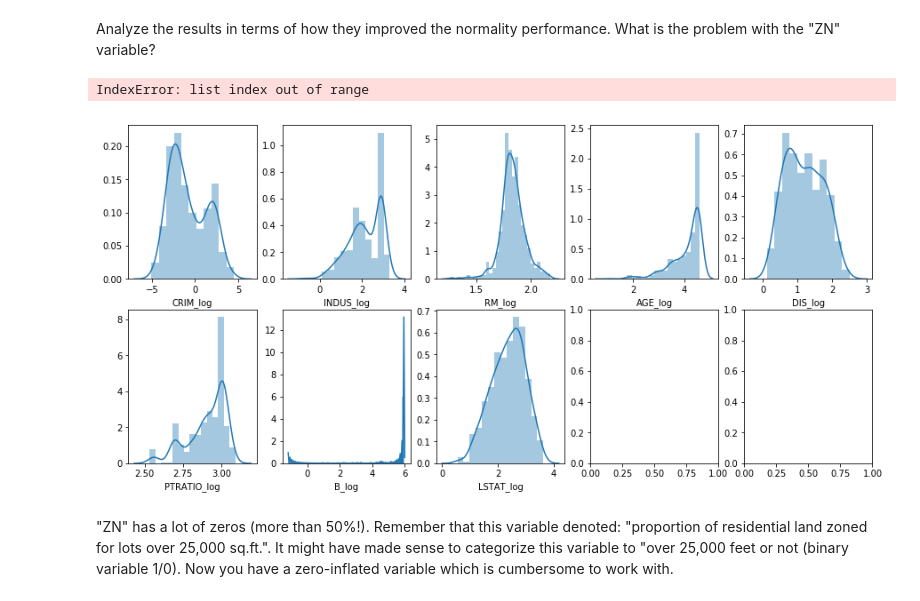
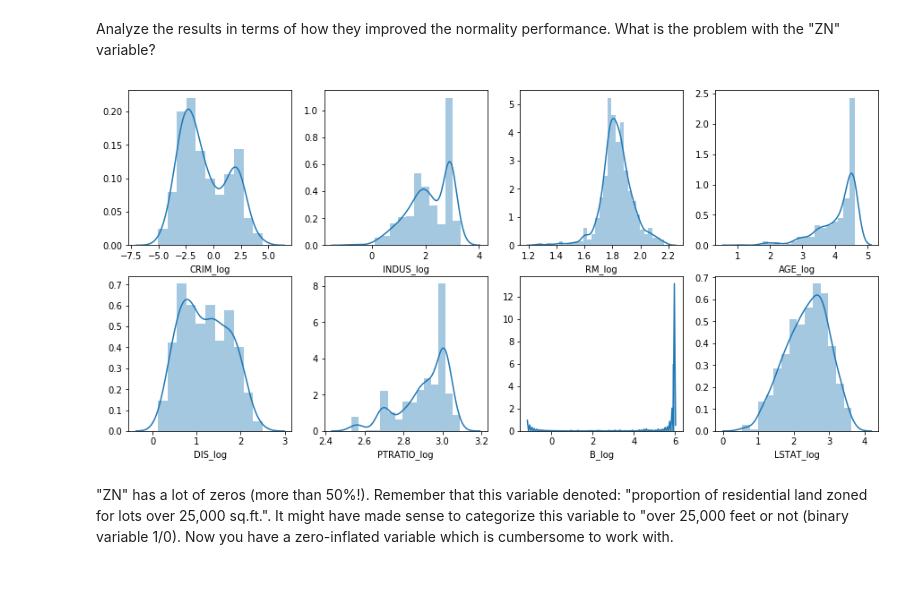
Before and after one commit to elenasm7/dsc-feature-scaling-and-normalization---lab-nyc-ds-career-012819, a Jupyter notebook: index.ipynb, the cells around one changed output. Cells and saved outputs as stored; diff of their text form; code cells hidden in the pictures.

```diff
--- a/index.ipynb
+++ b/index.ipynb
@@ -77,16 +77,15 @@ del log_cols[2]
 # %%
 # del log_cols[1]
 # del log_cols[2]
-fig,axes = plt.subplots(nrows=2, ncols=5, figsize=(15,7))
+fig,axes = plt.subplots(nrows=2, ncols=4, figsize=(15,7))
 
 for i in range(2):
-    for j in range(5):
-        k = sum([5 if i == 1 else 0])
+    for j in range(4):
+        k = sum([4 if i == 1 else 0])
         n = (k+j)
         sns.distplot(boston_features[log_cols[n]], ax=axes[i][j])
 # %% [output]
-IndexError: list index out of range
-[figure, old version]
+[figure, new version]
 # %% [markdown]
 "ZN" has a lot of zeros (more than 50%!). Remember that this variable denoted: "proportion of residential land zoned for lots over 25,000 sq.ft.". It might have made sense to categorize this variable to "over 25,000 feet or not (binary variable 1/0). Now you have a zero-inflated variable which is cumbersome to work with.
 # %% [markdown]
```
